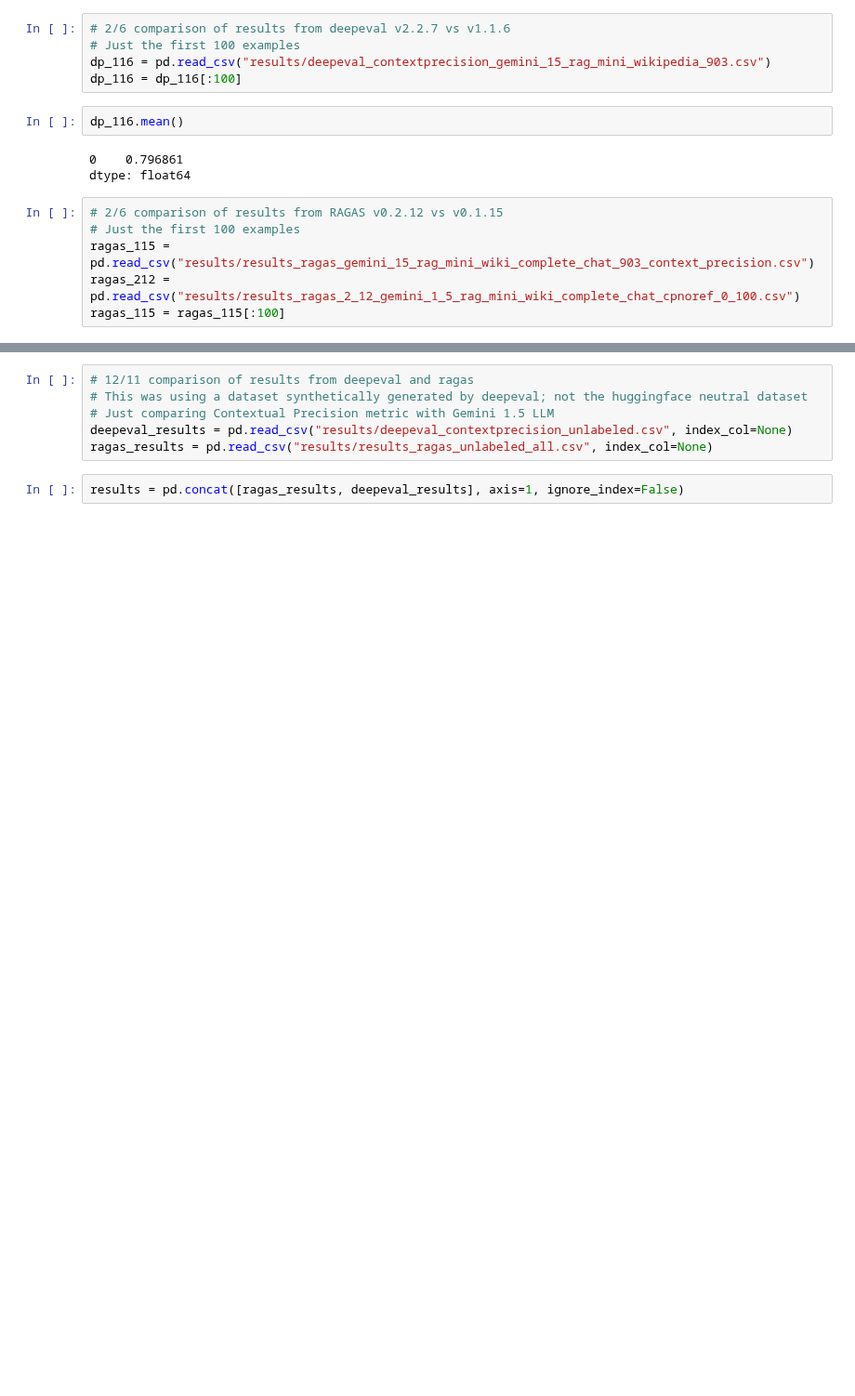
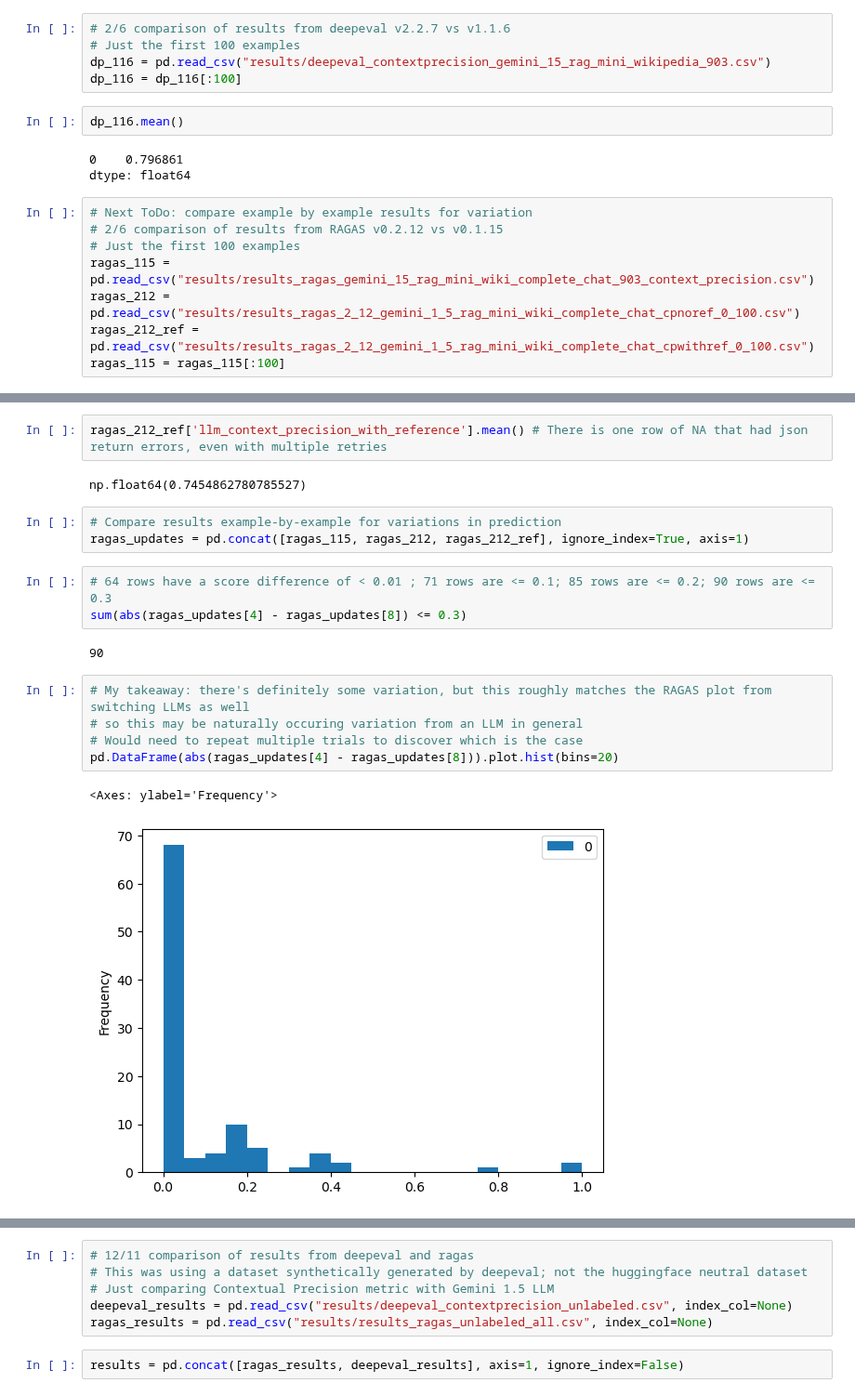
Before and after one commit to sr231/RAG-Evaluations, a Jupyter notebook: Results_Comparison.ipynb, the cells around one changed output, grey strips where cells are left out. Shown at 93% size. Cells and saved outputs as stored; diff of their text form; blank space fills up the shorter version.

Commit message:
continued example by example analysis

```diff
--- a/Results_Comparison.ipynb
+++ b/Results_Comparison.ipynb
@@ -318,10 +321,12 @@ dp_116.mean()
 0    0.796861
 dtype: float64
 # %%
+# Next ToDo: compare example by example results for variation
 # 2/6 comparison of results from RAGAS v0.2.12 vs v0.1.15
 # Just the first 100 examples
 ragas_115 = pd.read_csv("results/results_ragas_gemini_15_rag_mini_wiki_complete_chat_903_context_precision.csv")
 ragas_212 = pd.read_csv("results/results_ragas_2_12_gemini_1_5_rag_mini_wiki_complete_chat_cpnoref_0_100.csv")
+ragas_212_ref = pd.read_csv("results/results_ragas_2_12_gemini_1_5_rag_mini_wiki_complete_chat_cpwithref_0_100.csv")
 ragas_115 = ragas_115[:100]
 # %%
 ragas_115['context_precision'].mean()
@@ -333,0 +339,20 @@ ragas_212['llm_context_precision_without_reference'].mean()
+# %%
+ragas_212_ref['llm_context_precision_with_reference'].mean() # There is one row of NA that had json return errors, even with multiple retries
+# %% [output]
+np.float64(0.7454862780785527)
+# %%
+# Compare results example-by-example for variations in prediction
+ragas_updates = pd.concat([ragas_115, ragas_212, ragas_212_ref], ignore_index=True, axis=1)
+# %%
+# 64 rows have a score difference of < 0.01 ; 71 rows are <= 0.1; 85 rows are <= 0.2; 90 rows are <= 0.3
+sum(abs(ragas_updates[4] - ragas_updates[8]) <= 0.3)
+# %% [output]
+90
+# %%
+# My takeaway: there's definitely some variation, but this roughly matches the RAGAS plot from switching LLMs as well
+# so this may be naturally occuring variation from an LLM in general
+# Would need to repeat multiple trials to discover which is the case
+pd.DataFrame(abs(ragas_updates[4] - ragas_updates[8])).plot.hist(bins=20)
+# %% [output]
+<Axes: ylabel='Frequency'>
+[figure, added]
```
Also changed, not shown: parts of 10 cells of this notebook.
